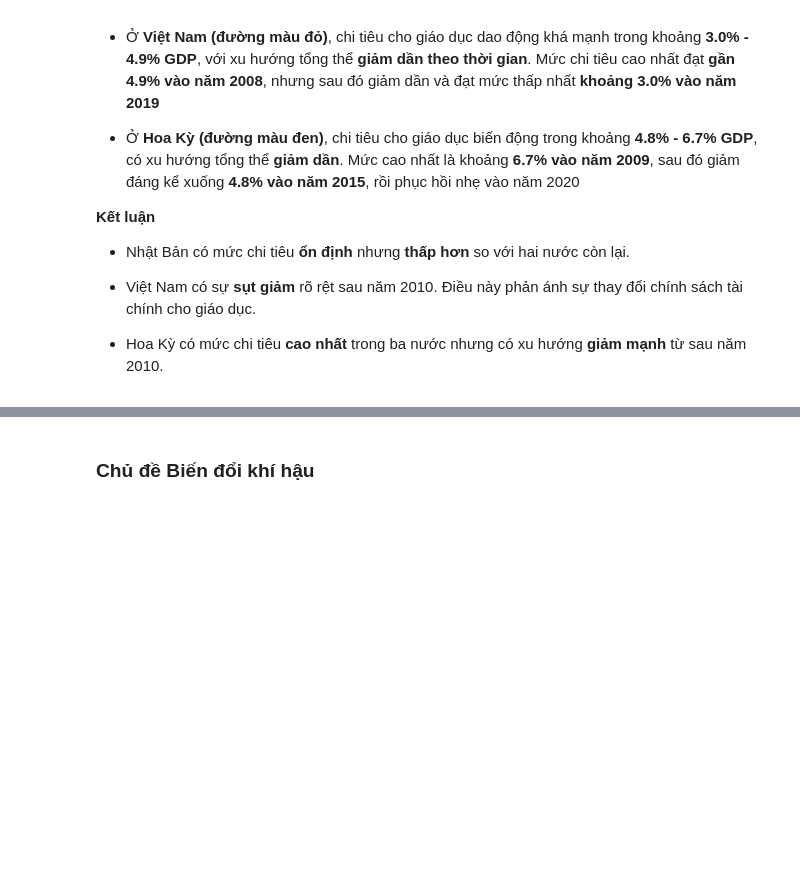
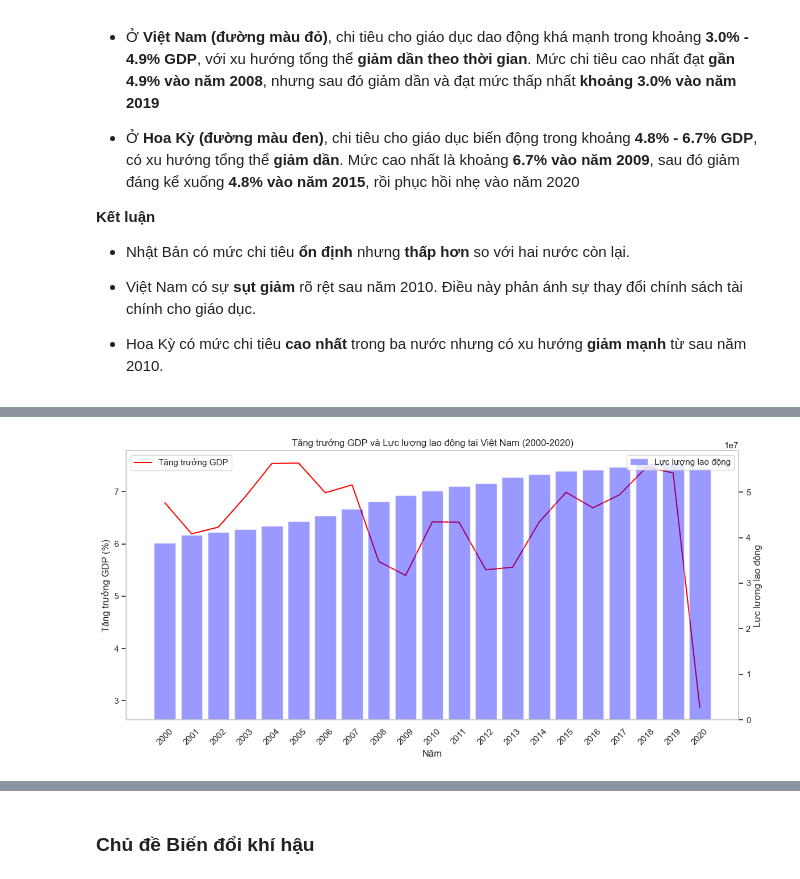
Before and after one commit to 0Nguyen0Cong0Tuan0/Data-Visualization, a Jupyter notebook: Lab3/22127048_22127436_22127438.ipynb, the cells around one changed output, grey strips where cells are left out. Drawn from its saved outputs; the diff is of its cells as text; code cells hidden in the pictures; blank space fills up the shorter version.

```diff
--- a/Lab3/22127048_22127436_22127438.ipynb
+++ b/Lab3/22127048_22127436_22127438.ipynb
@@ -674,0 +635,28 @@ plt.show()
+# %%
+
+fig, ax1 = plt.subplots(figsize=(12, 6))
+
+ax2 = ax1.twinx()
+
+ax1.plot(vn['year'], vn['NY_GDP_MKTP_KD_ZG'], label="Tăng trưởng GDP", color='red')
+ax2.bar(vn['year'], vn['SL_TLF_TOTL_IN'], label="Lực lượng lao động", alpha=0.4, color='blue')
+
+ax1.set_ylabel('Tăng trưởng GDP (%)')
+ax2.set_ylabel('Lực lượng lao động')
+ax1.set_xlabel('Năm')
+ax1.set_xticks(vn['year'])
+ax1.tick_params(axis='x', rotation=45)
+
+ax1.set_title(f"Tăng trưởng GDP và Lực lượng lao động tại Việt Nam ({START_YEAR}-{END_YEAR})")
+
+ax1.grid(False)
+ax2.grid(False)
+
+ax1.legend(loc='upper left')
+ax2.legend(loc='upper right')
+
+plt.tight_layout()
+plt.savefig('cau_2.svg')
+plt.show()
+# %% [output]
+[figure, added]
```
Also changed, not shown: parts of 14 cells of this notebook, 3 other files.
